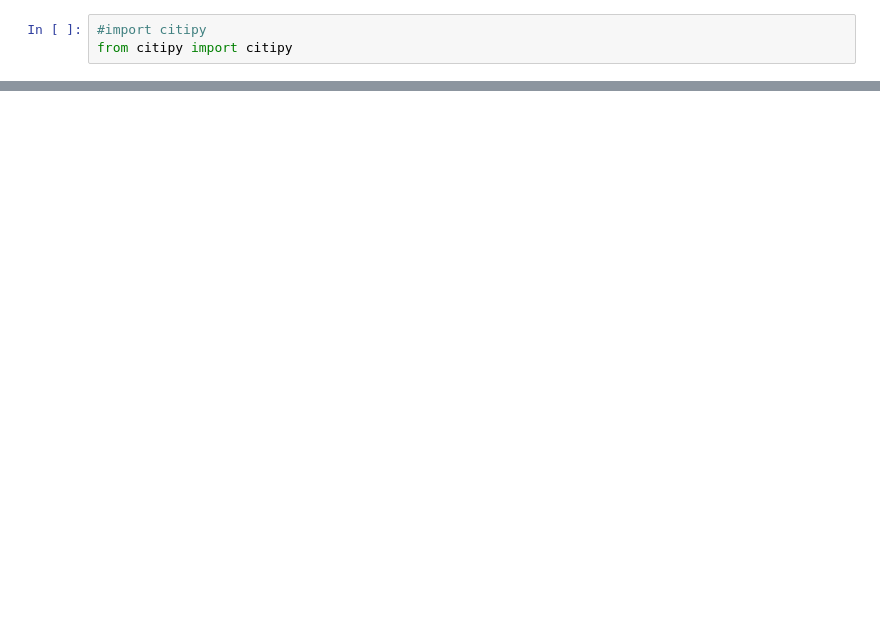
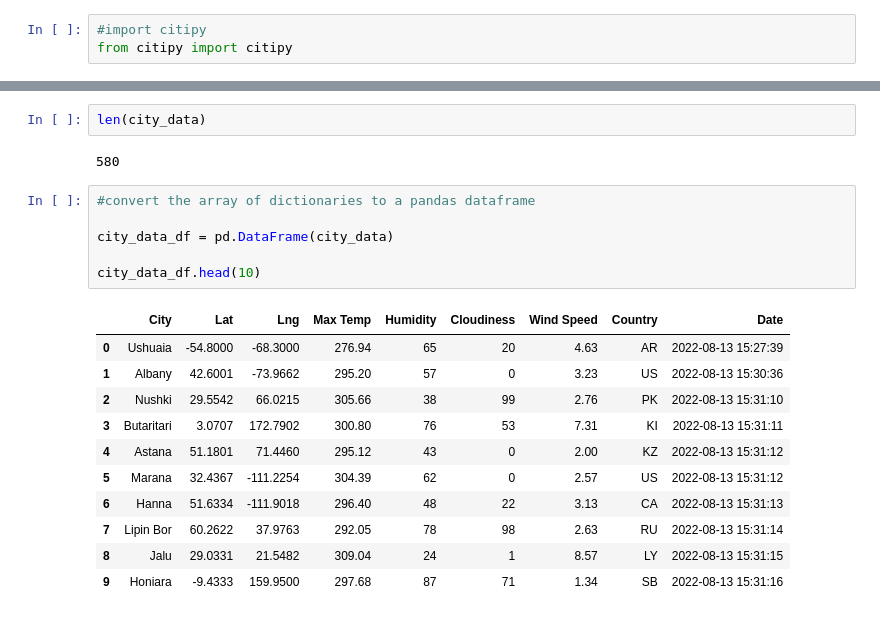
Before and after one commit to Bren42/World_Weather_Analysis, a Jupyter notebook: WeatherPy.ipynb, the cells around one changed output, grey strips where cells are left out. Drawn from its saved outputs; the diff is of its cells as text; blank space fills up the shorter version.

```diff
--- a/WeatherPy.ipynb
+++ b/WeatherPy.ipynb
@@ -64,0 +182,22 @@ len(cities)
+# %%
+len(city_data)
+# %% [output]
+580
+# %%
+#convert the array of dictionaries to a pandas dataframe
+
+city_data_df = pd.DataFrame(city_data)
+
+city_data_df.head(10)
+# %% [output]
+|  | City | Lat | Lng | Max Temp | Humidity | Cloudiness | Wind Speed | Country | Date |
+| 0 | Ushuaia | -54.8000 | -68.3000 | 276.94 | 65 | 20 | 4.63 | AR | 2022-08-13 15:27:39 |
+| 1 | Albany | 42.6001 | -73.9662 | 295.20 | 57 | 0 | 3.23 | US | 2022-08-13 15:30:36 |
+| 2 | Nushki | 29.5542 | 66.0215 | 305.66 | 38 | 99 | 2.76 | PK | 2022-08-13 15:31:10 |
+| 3 | Butaritari | 3.0707 | 172.7902 | 300.80 | 76 | 53 | 7.31 | KI | 2022-08-13 15:31:11 |
+| 4 | Astana | 51.1801 | 71.4460 | 295.12 | 43 | 0 | 2.00 | KZ | 2022-08-13 15:31:12 |
+| 5 | Marana | 32.4367 | -111.2254 | 304.39 | 62 | 0 | 2.57 | US | 2022-08-13 15:31:12 |
+| 6 | Hanna | 51.6334 | -111.9018 | 296.40 | 48 | 22 | 3.13 | CA | 2022-08-13 15:31:13 |
+| 7 | Lipin Bor | 60.2622 | 37.9763 | 292.05 | 78 | 98 | 2.63 | RU | 2022-08-13 15:31:14 |
+| 8 | Jalu | 29.0331 | 21.5482 | 309.04 | 24 | 1 | 8.57 | LY | 2022-08-13 15:31:15 |
+| 9 | Honiara | -9.4333 | 159.9500 | 297.68 | 87 | 71 | 1.34 | SB | 2022-08-13 15:31:16 |
```
Also changed, not shown: parts of 8 cells of this notebook, 2 other files.
